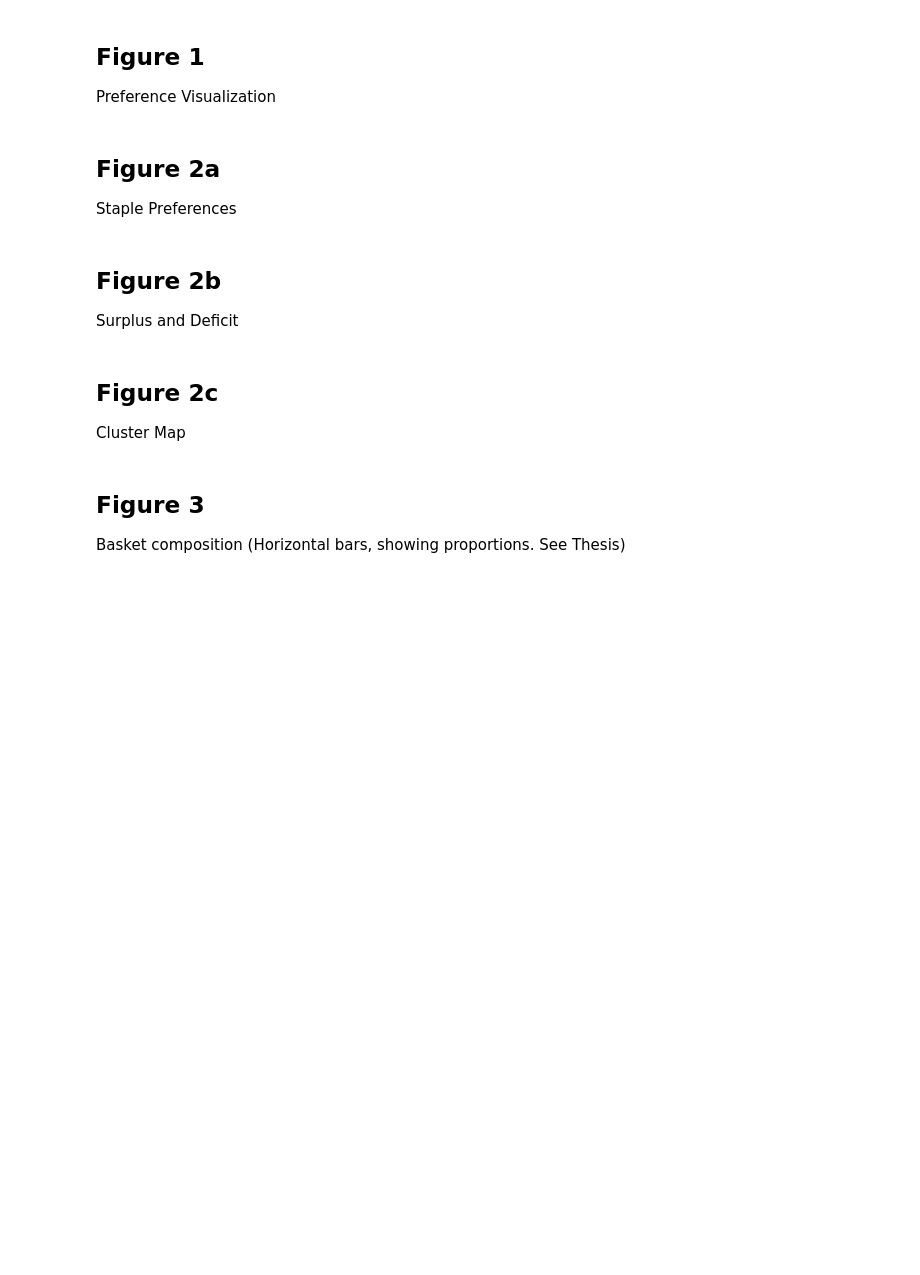
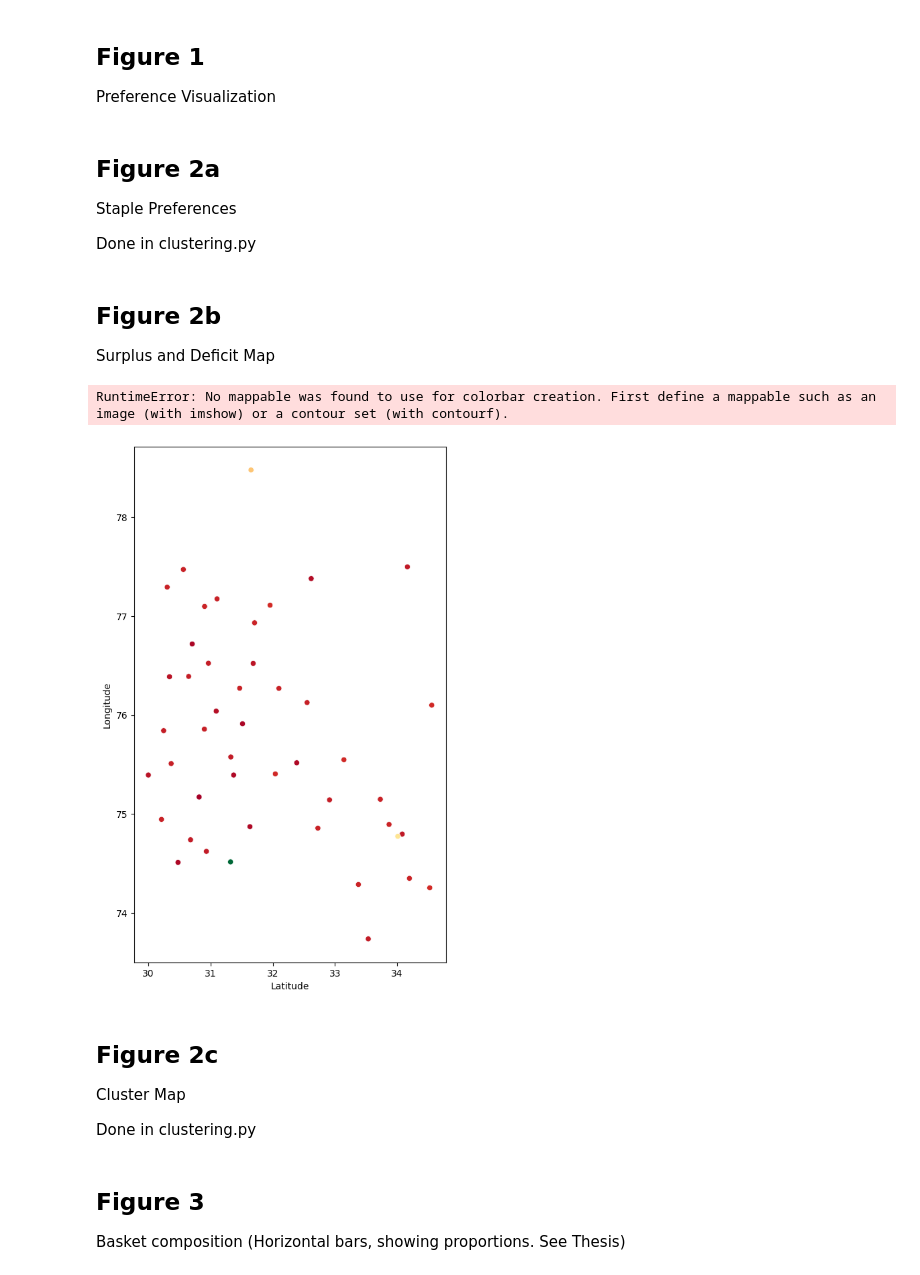
Before and after one commit to ReubenNarad/pds, a Jupyter notebook: postprocess/postprocess.ipynb, the cells around one changed output. Cells and saved outputs as stored; diff of their text form; code cells hidden in the pictures; blank space fills up the shorter version.

Commit message:
added flow balance to postprocess

```diff
--- a/postprocess/postprocess.ipynb
+++ b/postprocess/postprocess.ipynb
@@ -35,12 +36,48 @@ Q = pd.read_csv(DATA_PATH + 'Q_interstate.csv')
 # %% [markdown]
 ## Figure 2a
 Staple Preferences
+
+Done in clustering.py
 # %% [markdown]
 ## Figure 2b
-Surplus and Deficit
+Surplus and Deficit Map
+# %%
+import pandas as pd
+import matplotlib.pyplot as plt
+import seaborn as sns
+
+# Read data
+geo_data = pd.read_csv("../data/consumption.csv")[['Latitude', 'Longitude']][:46]
+exports = pd.read_csv("data/Q_Interstate.csv", header=None, names=['from', 'to', 'crop', 'quantity'])
+imports = pd.read_csv("data/S_Interstate.csv", header=None, names=['from', 'to', 'crop', 'quantity'])
+
+# Group exports and imports
+grouped_exports = exports.groupby('from')['quantity'].sum()
+grouped_imports = imports.groupby('to')['quantity'].sum()
+
+# Calculate flow_balance
+flow_balance = grouped_exports.sub(grouped_imports, fill_value=0)
+
+
+# Merge flow_balance with geo_data
+merged_data = geo_data.merge(flow_balance.reset_index(), left_index=True, right_on='from', how='left')
+merged_data.fillna(0, inplace=True)
+merged_data.rename(columns={'quantity': 'flow_balance'}, inplace=True)
+
+# Plot
+plt.figure(figsize=(6, 10))
+sns.scatterplot(data=merged_data, x='Longitude', y='Latitude', hue='flow_balance', palette='RdYlGn', legend=None)
+plt.colorbar(label='Flow Balance')
+plt.title('Flow Balance')
+plt.show()
+# %% [output]
+RuntimeError: No mappable was found to use for colorbar creation. First define a mappable such as an image (with imshow) or a contour set (with contourf).
+[figure, added]
 # %% [markdown]
 ## Figure 2c
 Cluster Map
+
+Done in clustering.py
 # %% [markdown]
 ## Figure 3
 Basket composition
```
Also changed, not shown: parts of 2 cells of this notebook, 2 other files.
